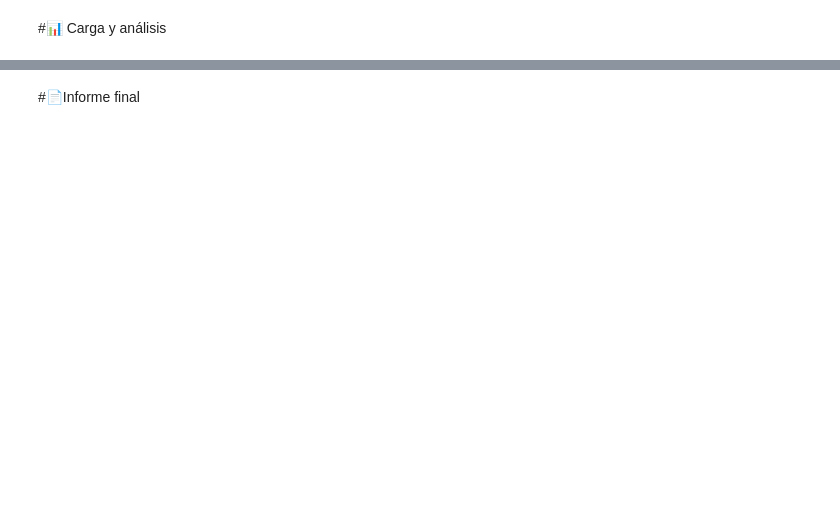
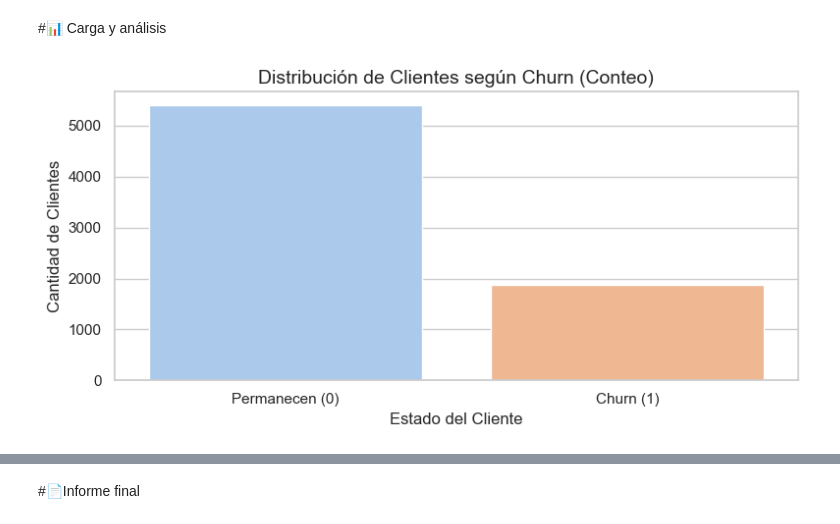
Before and after one commit to AryHdz/challenge-telecom-X, a Jupyter notebook: TelecomX_LATAM.ipynb, the cells around one changed output, grey strips where cells are left out. Drawn from its saved outputs; the diff is of its cells as text; code cells hidden in the pictures; blank space fills up the shorter version.

```diff
--- a/TelecomX_LATAM.ipynb
+++ b/TelecomX_LATAM.ipynb
@@ -2,8 +2,13 @@
 #📌 Extracción
 # %%
 import pandas as pd
+import numpy as np
+import matplotlib.pyplot as plt
+import seaborn as sns
+sns.set(style="whitegrid")
 import requests
 import json
+from sklearn.preprocessing import StandardScaler
 
 # URL de la API proporcionada
 url = 'https://raw.githubusercontent.com/ingridcristh/challenge2-data-science-LATAM/main/TelecomX_Data.json'
@@ -40,3 +45,6 @@ if 'df' in locals():
     # Estadísticas descriptivas
     print("\nEstadísticas descriptivas:")
     print(df.describe(include='all'))
+
+print("\nColumnas disponibles en el DataFrame:")
+print(df.columns.tolist())
@@ -45,2 +210,75 @@ if 'df' in locals():
 # %% [markdown]
 #📊 Carga y análisis
+# %%
+# 1. Distribución general de Churn
+plt.figure(figsize=(8, 4))
+sns.countplot(x='Churn', data=df_clean, palette='pastel')
+plt.title('Distribución de Clientes según Churn (Conteo)', fontsize=14)
+plt.xticks([0, 1], ['Permanecen (0)', 'Churn (1)'])
+plt.xlabel('Estado del Cliente')
+plt.ylabel('Cantidad de Clientes')
+plt.tight_layout()
+plt.show()
+
+churn_ratio = df_clean['Churn'].value_counts(normalize=True)
+plt.figure(figsize=(6, 6))
+plt.pie(
+    churn_ratio,
+    labels=['Permanecen (0)', 'Churn (1)'],
+    autopct='%1.1f%%',
+    startangle=140,
+    colors=['#66b3ff', '#ff9999']
+)
+plt.title('Proporción de Clientes según Churn', fontsize=14)
+plt.axis('equal')
+plt.tight_layout()
+plt.show()
+
+# 2. Distribución de Churn según variables categóricas
+cat_vars = [col for col in ['gender', 'Contract', 'PaymentMethod', 'InternetService'] if col in df.columns]
+
+for col in cat_vars:
+    plt.figure(figsize=(8, 4))
+    sns.countplot(x=col, hue='Churn', data=df, palette='Set2')
+    plt.title(f'Distribución de Churn según {col}', fontsize=13)
+    plt.xlabel(col)
+    plt.ylabel('Cantidad de clientes')
+    plt.xticks(rotation=45)
+    plt.legend(title='Churn', labels=['Permanecen (0)', 'Churn (1)'])
+    plt.tight_layout()
+    plt.show()
+
+    churn_by_group = pd.crosstab(df[col], df['Churn'], normalize='index') * 100
+    churn_by_group.plot(kind='bar', stacked=True, figsize=(8, 4), colormap='coolwarm')
+    plt.title(f'Proporción de Churn por {col}', fontsize=13)
+    plt.ylabel('Porcentaje')
+    plt.xlabel(col)
+    plt.legend(title='Churn', labels=['Permanecen (0)', 'Churn (1)'])
+    plt.xticks(rotation=45)
+    plt.tight_layout()
+    plt.show()
+
+# 3. Distribución de variables numéricas según Churn
+numeric_vars = ['tenure', 'MonthlyCharges', 'TotalCharges', 'Cuentas_Diarias']
+
+for col in numeric_vars:
+    if col in df_clean.columns:
+        plt.figure(figsize=(8, 5))
+        sns.boxplot(x='Churn', y=col, data=df_clean, palette='Set2')
+        plt.title(f'Distribución de {col} según Churn', fontsize=13)
+        plt.xlabel('Churn (0 = No canceló, 1 = Canceló)')
+        plt.ylabel(col)
+        plt.tight_layout()
+        plt.show()
+
+        plt.figure(figsize=(8, 5))
+        sns.kdeplot(data=df_clean[df_clean['Churn'] == 0], x=col, label='Permanecen', shade=True)
+        sns.kdeplot(data=df_clean[df_clean['Churn'] == 1], x=col, label='Cancelaron', shade=True)
+        plt.title(f'Distribución de {col} por estado de Churn', fontsize=13)
+        plt.xlabel(col)
+        plt.ylabel('Densidad')
+        plt.legend()
+        plt.tight_layout()
+        plt.show()
+# %% [output]
+[figure, added]
```
Also changed, not shown: parts of 4 cells of this notebook.
